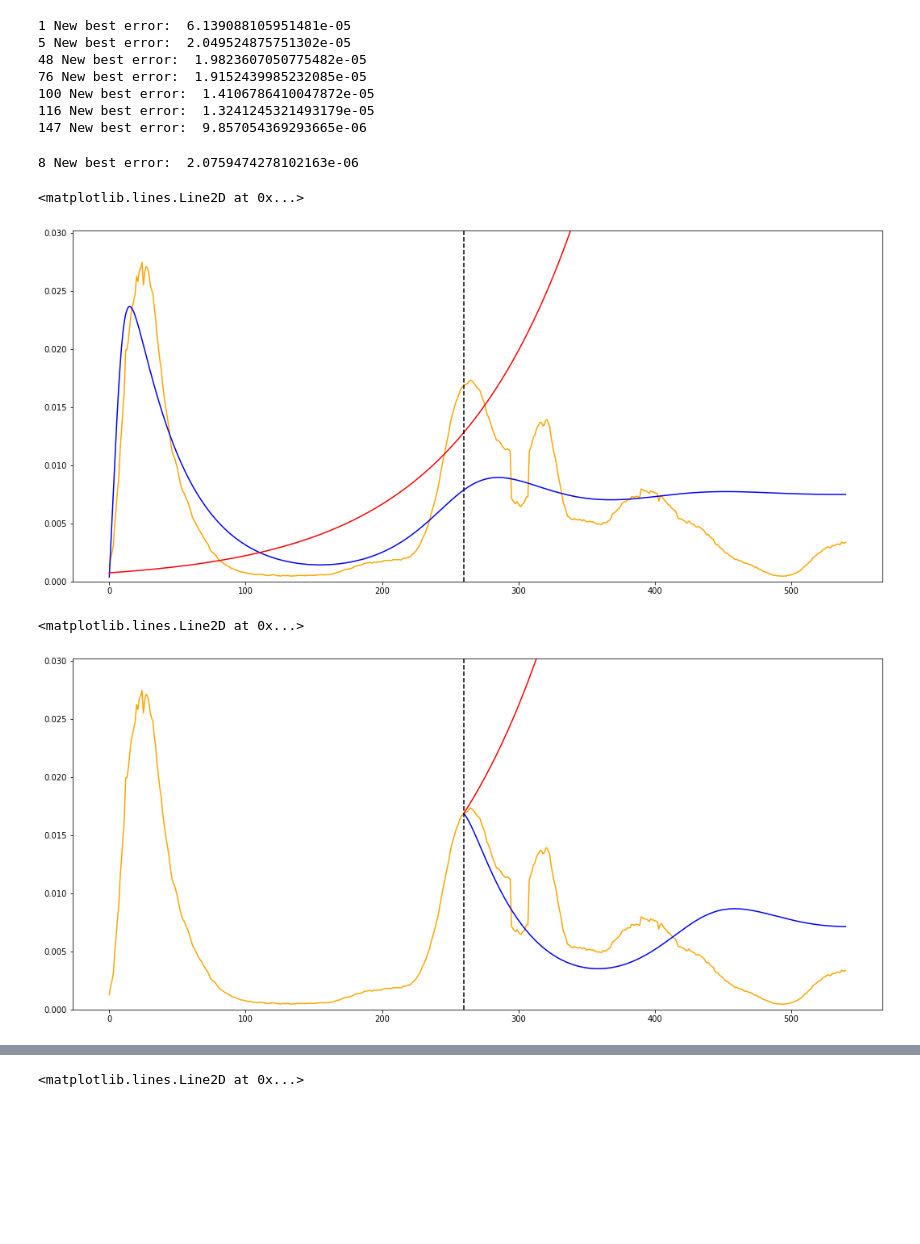
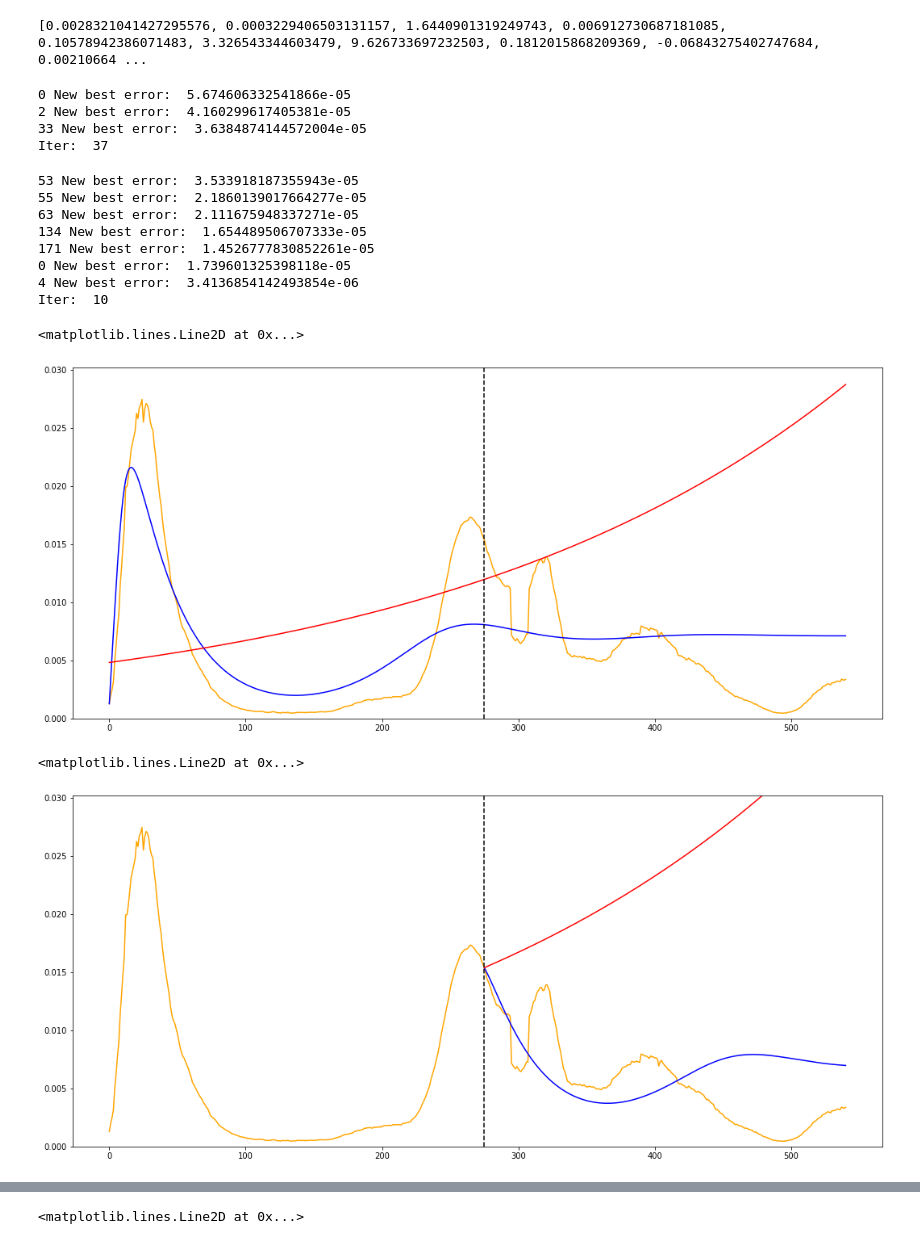
Before and after one commit to holiday-pettijohn/COVID-Tracking-Biola-Summer, a Jupyter notebook: Code/Feedback Paper Code/Simulation Figure.ipynb, the cells around one changed output, grey strips where cells are left out. Saved outputs shown, nothing was run; the diff lists cells and outputs as text; code cells hidden in the pictures; blank space fills up the shorter version.

Commit message:
simulation for italy and us figure "done"

```diff
--- a/Code/Feedback Paper Code/Simulation Figure.ipynb
+++ b/Code/Feedback Paper Code/Simulation Figure.ipynb
@@ -14,45 +29,46 @@ import Models.process as process
 #load our model fits
 import csv
 
-inputFile = open('..\\..\\Data\\AIRD fits\\fitsMeasures.csv', 'r')
-rd = csv.reader(inputFile, delimiter=',') #reader
+fitDict = loadDictionaryFromFitFile("..\\..\\Data\\AIRD fits\\fitsMeasures.csv")
 
-fitDict = {}
-for row in rd:
-    fitDict[row[0]] = list(map(float, row[1:]))
-
-inputFile.close()
+print(fitDict["Italy beta2"])
+# %% [output]
+[0.0028321041427295576, 0.0003229406503131157, 1.6440901319249743, 0.006912730687181085, 0.10578942386071483, 3.326543344603479, 9.626733697232503, 0.1812015868209369, -0.06843275402747684, 0.00210664 ...
 # %%
 dates, I, R, D, V = owid.LoadCountryNormal("Italy")
 
 consts = [len(I), I[0], max(I), [len(I)]]
 
-startSim = 260
+startSim = 275
 sectionI=I[:startSim]
 constsSection = [startSim, I[0], max(I), [startSim]] # fit only on range of [0:startSim]
 
-itParams =  gdm.getParams(sectionI, constsSection, randomIterCount=150)
+itParams =  gdm.getParams(sectionI, constsSection, randomIterCount=250)
 itParamsConst = gdm.getParamsConst(sectionI, constsSection, wDecay=.97, randomIterCount=50)
 
 fig, ax = plt.subplots(figsize=(18,8))
 ax.plot(I, color="orange")
 ax.plot(gdm.simFunc(itParams, consts), color="blue")
 ax.plot(gdm.simFuncConst(itParamsConst, consts), color="red")
 
 ax.set_ylim([0, max(I)*1.1])
 
 ax.axvline(x=startSim, color="black", linestyle='--')
 # %% [output]
-1 New best error:  6.139088105951481e-05
-5 New best error:  2.049524875751302e-05
-48 New best error:  1.9823607050775482e-05
-76 New best error:  1.9152439985232085e-05
-100 New best error:  1.4106786410047872e-05
-116 New best error:  1.3241245321493179e-05
-147 New best error:  9.857054369293665e-06
+0 New best error:  5.674606332541866e-05
+2 New best error:  4.160299617405381e-05
+33 New best error:  3.6384874144572004e-05
+Iter:  37
-8 New best error:  2.0759474278102163e-06
+53 New best error:  3.533918187355943e-05
+55 New best error:  2.1860139017664277e-05
+63 New best error:  2.111675948337271e-05
+134 New best error:  1.654489506707333e-05
+171 New best error:  1.4526777830852261e-05
+0 New best error:  1.739601325398118e-05
+4 New best error:  3.4136854142493854e-06
+Iter:  10
 <matplotlib.lines.Line2D at 0x...>
-[figure, old version]
+[figure, new version]
 # %%
 fig, ax = plt.subplots(figsize=(18,8))
 
@@ -80,4 +96,4 @@ ax.set_ylim([0, max(I)*1.1])
 ax.axvline(x=startSim, color="black", linestyle='--')
 # %% [output]
 <matplotlib.lines.Line2D at 0x...>
-[figure, old version]
+[figure, new version]
```
Also changed, not shown: parts of 8 cells of this notebook, 11 other files.
